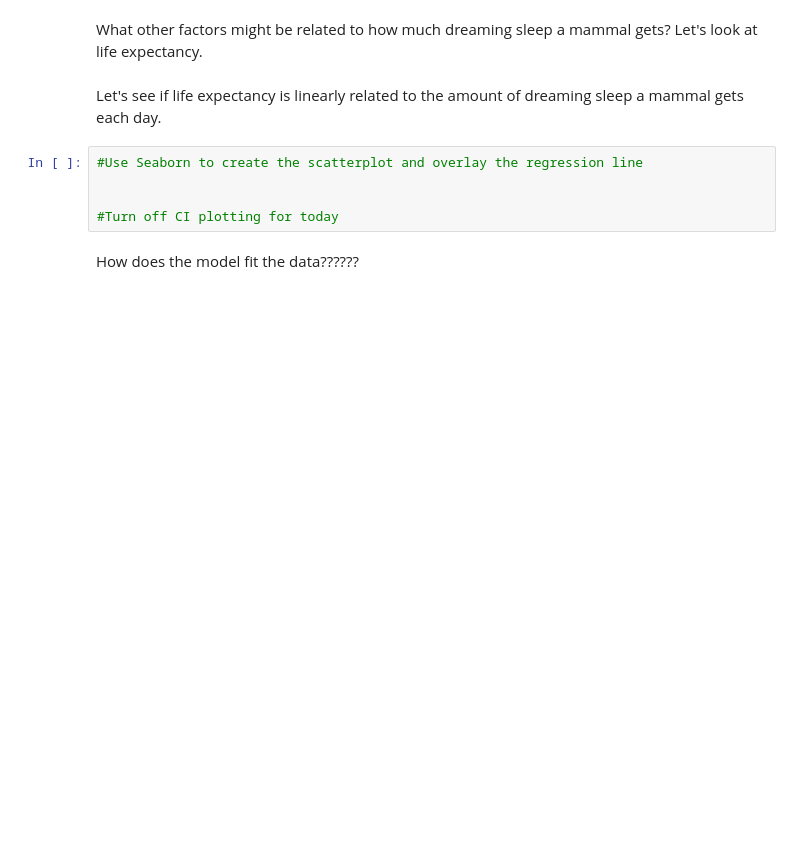
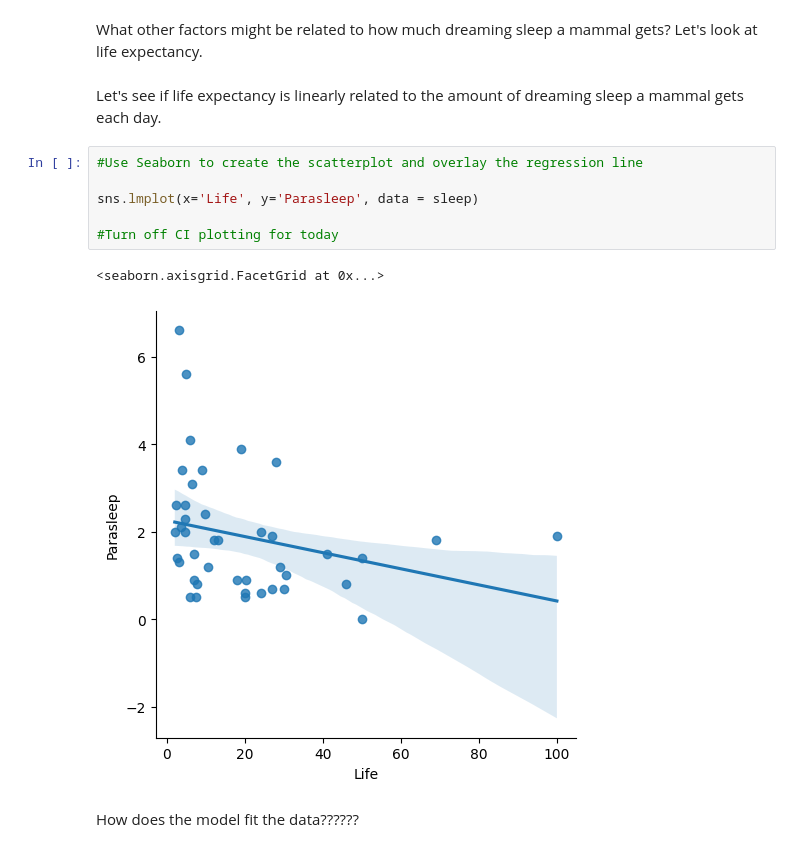
Before and after one commit to sikoh/DS-Linear-Algebra, a Jupyter notebook: Inference-Linear-Regression/DS_InferenceForRegression_Lecture_Notes.ipynb, the cells around one changed output. Cells and saved outputs as stored; diff of their text form; blank space fills up the shorter version.

```diff
--- a/Inference-Linear-Regression/DS_InferenceForRegression_Lecture_Notes.ipynb
+++ b/Inference-Linear-Regression/DS_InferenceForRegression_Lecture_Notes.ipynb
@@ -405,8 +426,12 @@ Let's see if life expectancy is linearly related to the amount of dreaming sleep
 # %%
 #Use Seaborn to create the scatterplot and overlay the regression line
 
+sns.lmplot(x='Life', y='Parasleep', data = sleep)
 
 #Turn off CI plotting for today
+# %% [output]
+<seaborn.axisgrid.FacetGrid at 0x...>
+[figure, added]
 # %% [markdown]
 How does the model fit the data??????
 # %%
```
Also changed, not shown: parts of 19 cells of this notebook.
